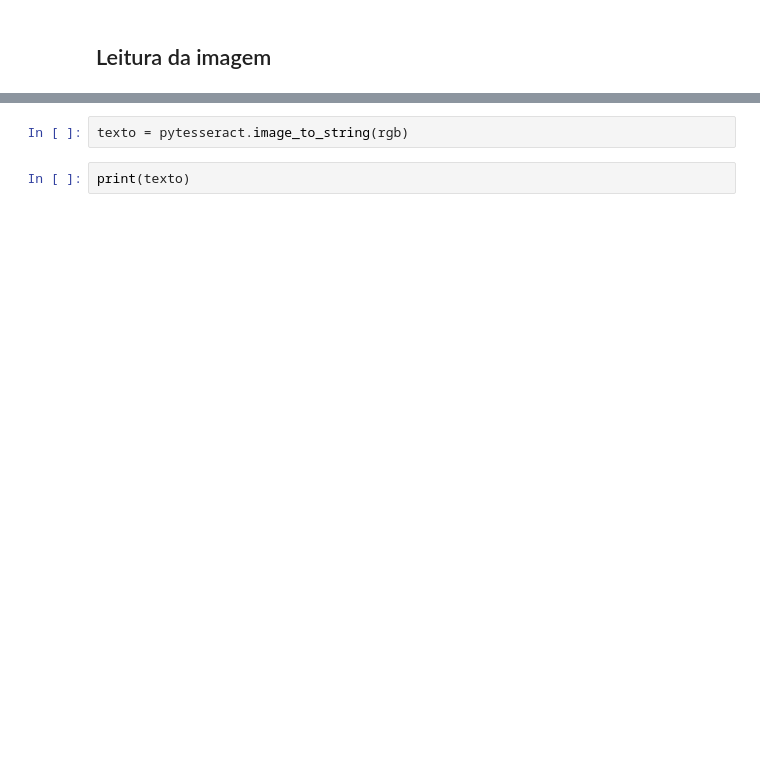
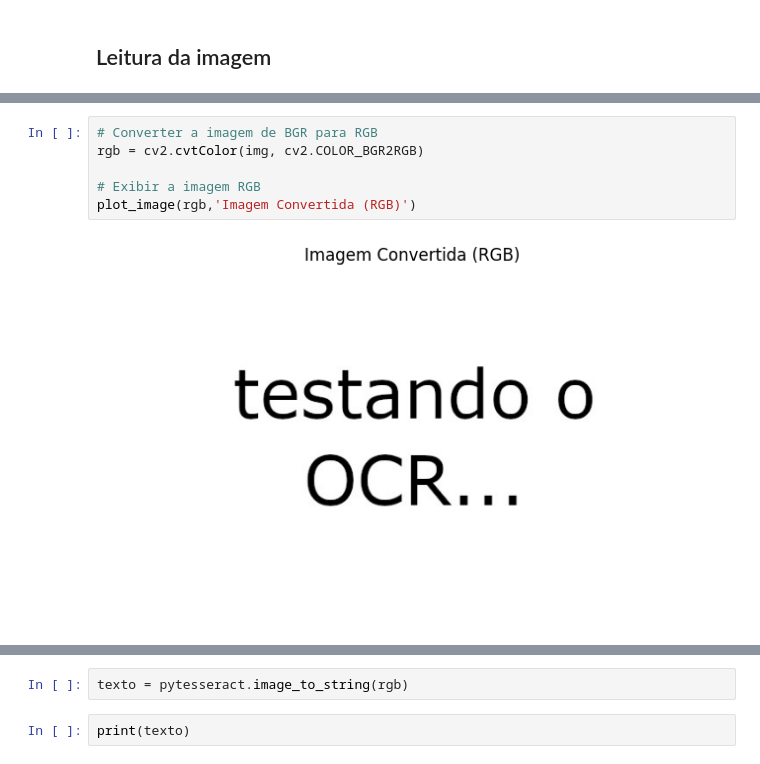
Before and after one commit to rafael-torres-nantes/Study-TextRecognition, a Jupyter notebook: OCR com Tesseract/OCR-Tesseract.ipynb, the cells around one changed output, grey strips where cells are left out. Saved outputs shown, nothing was run; the diff lists cells and outputs as text; blank space fills up the shorter version.

```diff
--- a/OCR com Tesseract/OCR-Tesseract.ipynb
+++ b/OCR com Tesseract/OCR-Tesseract.ipynb
@@ -34,0 +65,8 @@ cv2_imshow(rgb)
+# %%
+# Converter a imagem de BGR para RGB
+rgb = cv2.cvtColor(img, cv2.COLOR_BGR2RGB)
+
+# Exibir a imagem RGB
+plot_image(rgb,'Imagem Convertida (RGB)')
+# %% [output]
+[figure, added]
```
Also changed, not shown: parts of 78 cells of this notebook, 1 other file.
